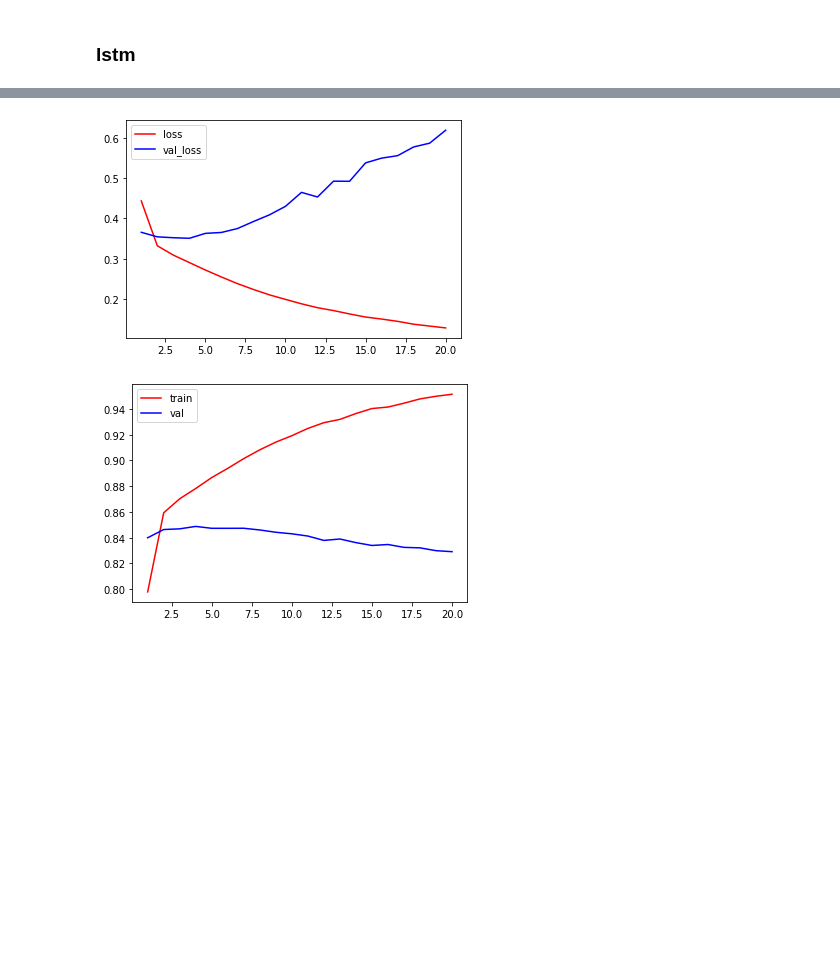
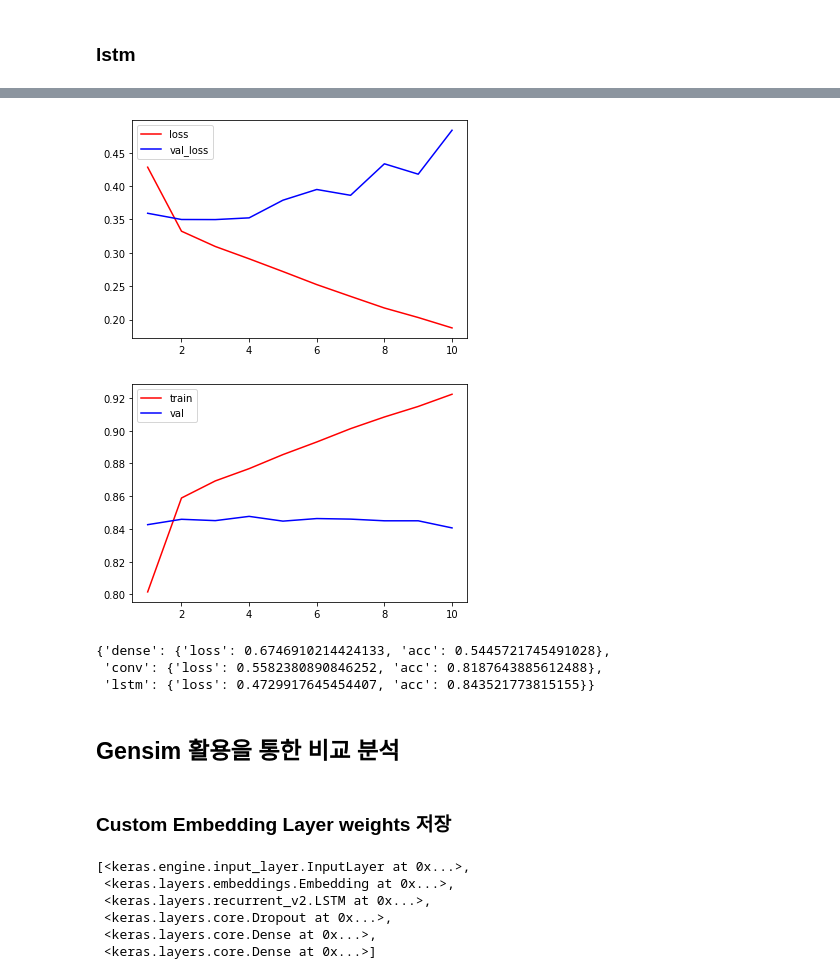
Before and after one commit to DevHDL/AIFFEL, a Jupyter notebook: Project/Exploration-05/Exploration05.ipynb, the cells around one changed output, grey strips where cells are left out. Cells and saved outputs as stored; diff of their text form; code cells hidden in the pictures; blank space fills up the shorter version.

```diff
--- a/Project/Exploration-05/Exploration05.ipynb
+++ b/Project/Exploration-05/Exploration05.ipynb
@@ -528,8 +551,9 @@ plt.show()
 def get_lstm_model(input_shape, voca_size, word_vector_dim):
     inputs = keras.Input(shape=input_shape)
     x = keras.layers.Embedding(voca_size, word_vector_dim, input_shape=(None, ))(inputs)
-    x = keras.layers.LSTM(8)(x)
-    x =keras.layers.Dense(8, activation='relu')(x)
+    x = keras.layers.LSTM(40)(x)
+    x = keras.layers.Dropout(0.3)(x)
+    x =keras.layers.Dense(10, activation='relu')(x)
     outputs = keras.layers.Dense(1, activation='sigmoid')(x)
 
     return keras.Model(inputs,outputs)
@@ -562,10 +588,11 @@ lstm_model.compile(
     metrics=['accuracy']
 )
 
+epochs = 10
 history_lstm = lstm_model.fit(
     train_x, train_y,
     validation_data=(val_x, val_y),
-    epochs = 20,
+    epochs = epochs,
     batch_size=256
 )
 # %% [output]
@@ -596,13 +630,32 @@ print(results)
 # %%
-plt.plot(range(1,21), history_lstm.history['loss'], 'r', label='loss')
-plt.plot(range(1,21), history_lstm.history['val_loss'], 'b', label='val_loss')
+plt.plot(range(1,epochs+1), history_lstm.history['loss'], 'r', label='loss')
+plt.plot(range(1,epochs+1), history_lstm.history['val_loss'], 'b', label='val_loss')
 plt.legend()
 plt.show()
 
-plt.plot(range(1,21), history_lstm.history['accuracy'], 'r', label='train')
-plt.plot(range(1,21), history_lstm.history['val_accuracy'], 'b', label='val')
+plt.plot(range(1,epochs+1), history_lstm.history['accuracy'], 'r', label='train')
+plt.plot(range(1,epochs+1), history_lstm.history['val_accuracy'], 'b', label='val')
 plt.legend()
 plt.show()
 # %% [output]
-[figure, old version]
+[figure, new version]
-[figure, old version]
+[figure, new version]
+# %%
+results
+# %% [output]
+{'dense': {'loss': 0.6746910214424133, 'acc': 0.5445721745491028},
+ 'conv': {'loss': 0.5582380890846252, 'acc': 0.8187643885612488},
+ 'lstm': {'loss': 0.4729917645454407, 'acc': 0.843521773815155}}
+# %% [markdown]
+## Gensim 활용을 통한 비교 분석
+# %% [markdown]
+### Custom Embedding Layer weights 저장
+# %%
+lstm_model.layers
+# %% [output]
+[<keras.engine.input_layer.InputLayer at 0x...>,
+ <keras.layers.embeddings.Embedding at 0x...>,
+ <keras.layers.recurrent_v2.LSTM at 0x...>,
+ <keras.layers.core.Dropout at 0x...>,
+ <keras.layers.core.Dense at 0x...>,
+ <keras.layers.core.Dense at 0x...>]
```
Also changed, not shown: parts of 46 cells of this notebook.
